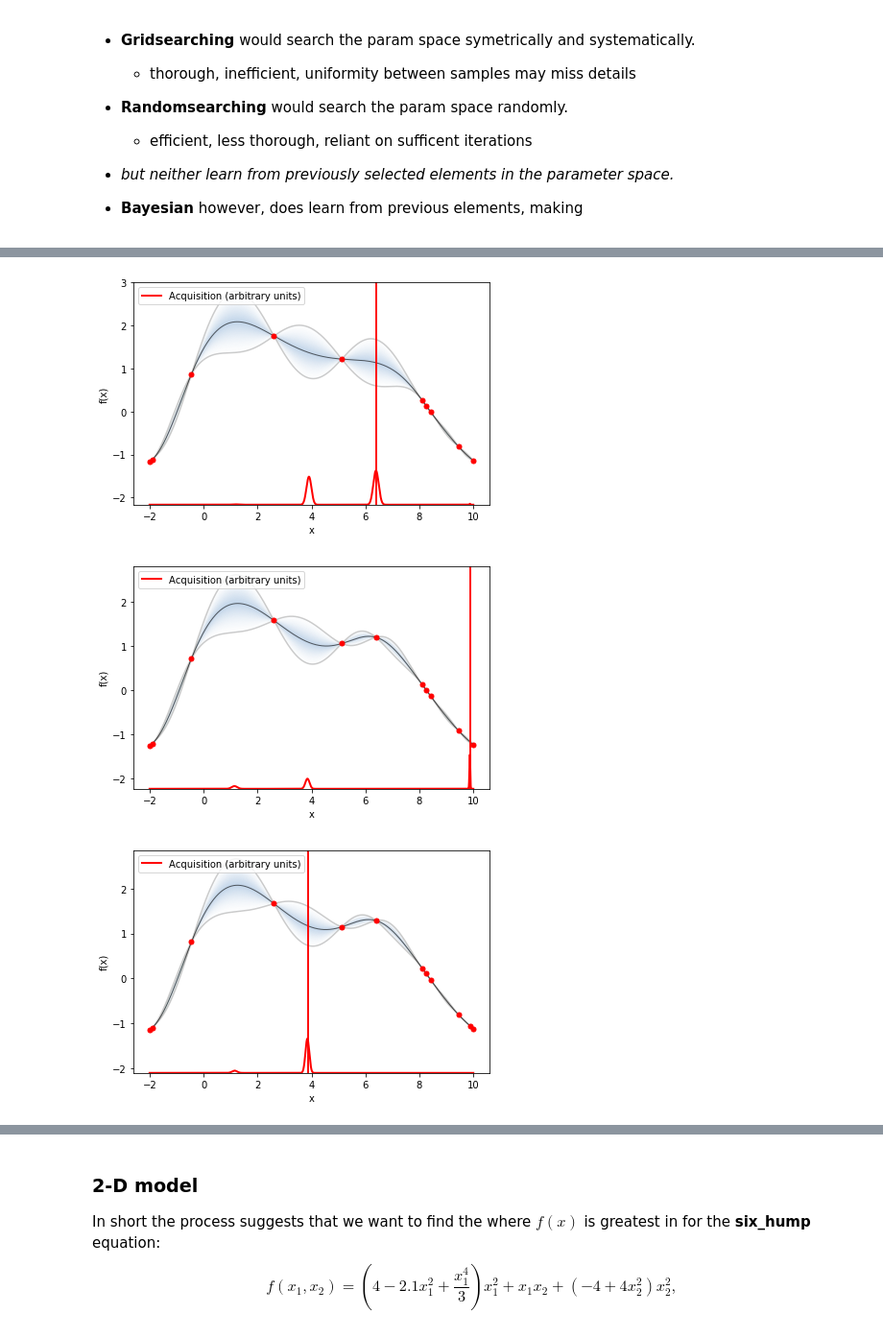
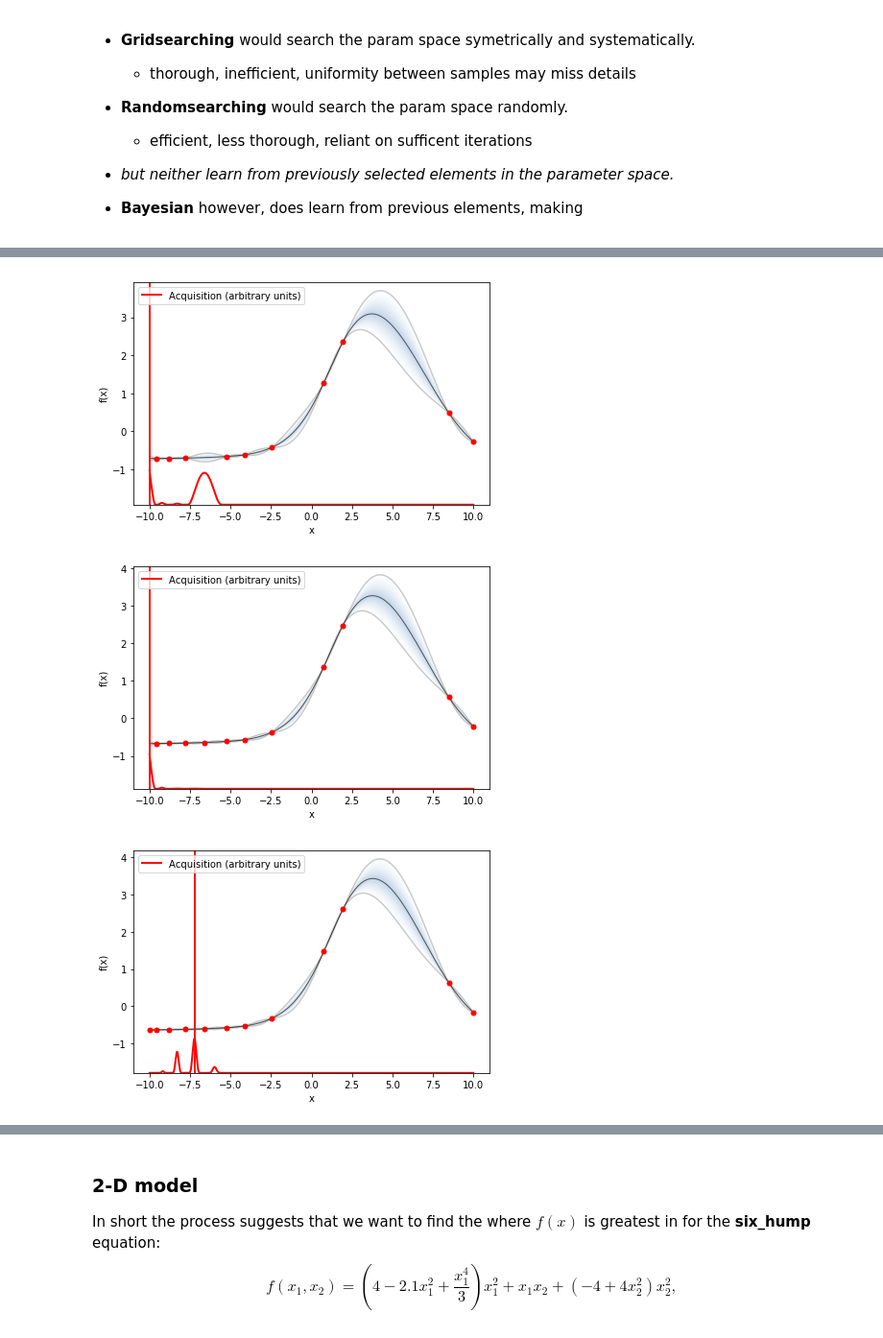
Before and after one commit to Mikhail-Naumov/Bayesian_Opt_Testing, a Jupyter notebook: Baye_Opt.ipynb, the cells around one changed output, grey strips where cells are left out. Shown at 96% size. Drawn from its saved outputs; the diff is of its cells as text; code cells hidden in the pictures.

```diff
--- a/Baye_Opt.ipynb
+++ b/Baye_Opt.ipynb
@@ -48,14 +48,14 @@ plt.plot(x, y, c='b');
 - **Bayesian** however, does learn from previous elements, making
 # %%
 #the upper and lower bounds seem to be -2:10 so we shall use that
-grid_params = [np.linspace(-2,10,15)]   #10 equidistant values with bounds of param space
+grid_params = [np.linspace(-10,10,15)]   #10 equidistant values with bounds of param space
 
-rand_params = [np.linspace(-2,10,1000)] #1000 equidistant values with bounds of param space
+rand_params = [np.linspace(-10,10,1000)] #1000 equidistant values with bounds of param space
 rand_iter   = 15                            #from which only 10 will be sampled
 
 bay_params  = [{'name': 'var_1',
                'type': 'continuous',    #1 continuous variable within bounds of param space
-                'domain': (-2,10)}]
+                'domain': (-10,10)}]
 bay_iter    = 15                            #from which only 10 will be sampled
 # %%
 plt.title('eg_function w/ Grid Search')
@@ -75,21 +75,23 @@ plt.plot(x, y,c='r');
 # %%
 bay = GPyOpt.methods.BayesianOptimization(eg_function,
                                           bay_params,
-                                          acquisition_type='EI')
+                                          acquisition_type='EI',
+                                         de_duplication=True)
+
 bay.run_optimization(bay_iter-10) #GPyOpt uses 5 points + the number listed
 bay.plot_acquisition()
 # %% [output]
-[figure, old version]
+[figure, new version]
 # %%
 bay.run_optimization(1)
 bay.plot_acquisition()
 # %% [output]
-[figure, old version]
+[figure, new version]
 # %%
 bay.run_optimization(1)
 bay.plot_acquisition()
 # %% [output]
-[figure, old version]
+[figure, new version]
 # %%
 bay.run_optimization(1)
 bay.plot_acquisition()
```
Also changed, not shown: parts of 12 cells of this notebook, 1 other file.
